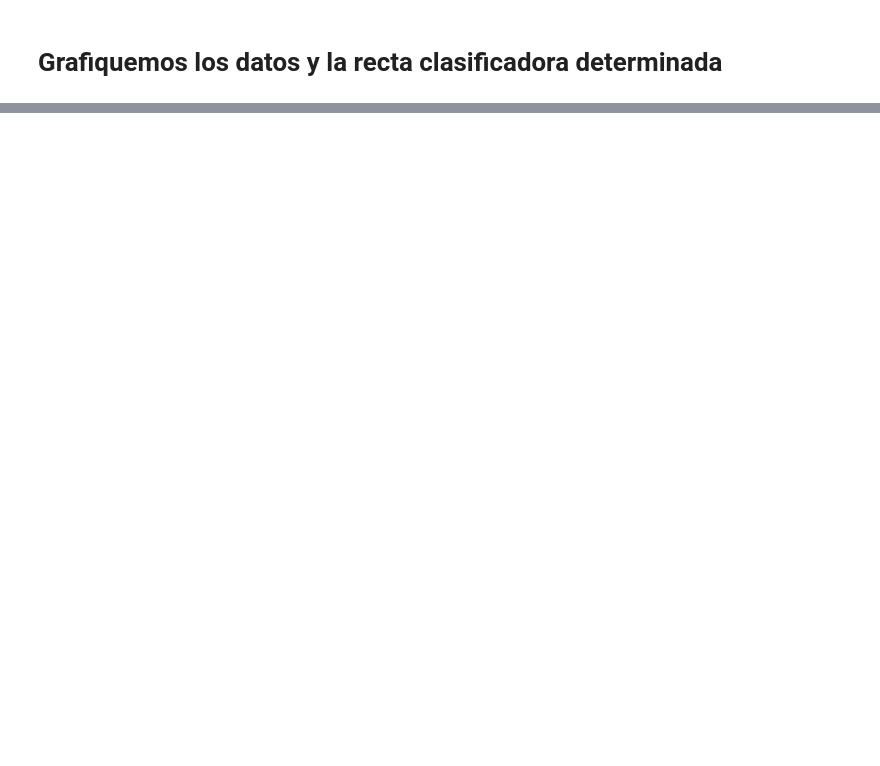
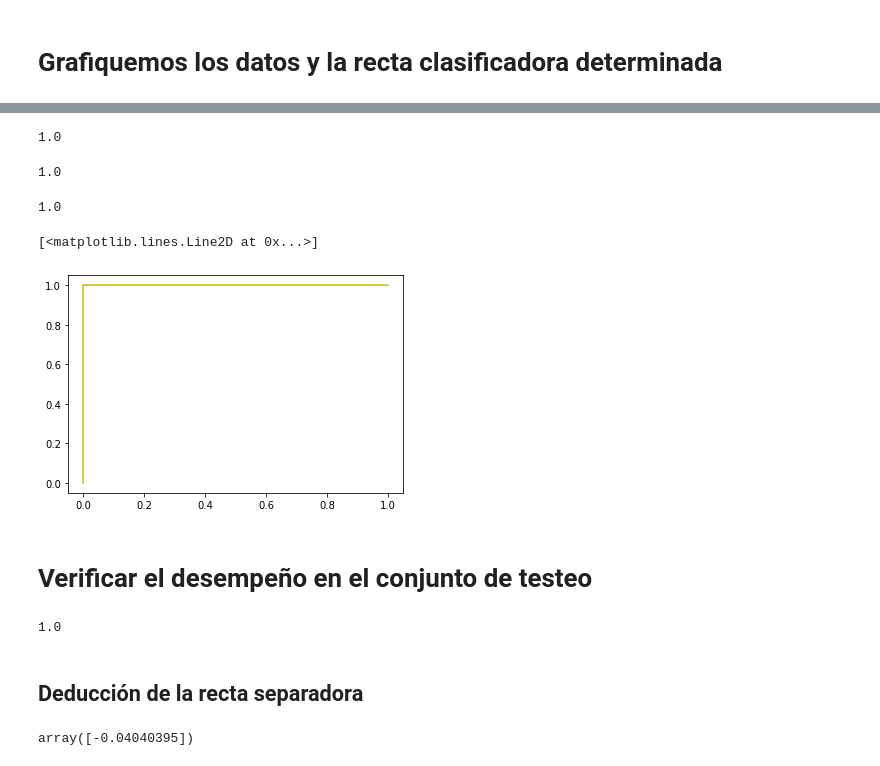
Before and after one commit to marco-canas/encuentra_tu_persona_vitamina, a Jupyter notebook: examples_bank/6_clasificacion/clasificacion_binaria_iris.ipynb, the cells around one changed output, grey strips where cells are left out. Drawn from its saved outputs; the diff is of its cells as text; code cells hidden in the pictures; blank space fills up the shorter version.

```diff
--- a/examples_bank/6_clasificacion/clasificacion_binaria_iris.ipynb
+++ b/examples_bank/6_clasificacion/clasificacion_binaria_iris.ipynb
@@ -305,0 +501,4 @@ plt.savefig('mejor_predictores.jpg')
+# %%
+sgd_clf = SGDClassifier(max_iter = 1000, tol = 1e-3, random_state = 42)
+lr_clf = LogisticRegression(max_iter = 200)
+knn_clf = KNeighborsClassifier(n_neighbors = 3)
@@ -305,0 +516,4 @@ plt.savefig('mejor_predictores.jpg')
+# %%
+y_pred_train_sgd = cross_val_predict(sgd_clf, X_train, y_train, cv = 5)
+y_pred_train_lr = cross_val_predict(lr_clf, X_train, y_train, cv = 5)
+y_pred_train_knn = cross_val_predict(knn_clf, X_train, y_train, cv = 5)
@@ -305,0 +535,15 @@ plt.savefig('mejor_predictores.jpg')
+# %%
+puntaje_f1_sgd = f1_score(y_train, y_pred_train_sgd)
+puntaje_f1_sgd
+# %% [output]
+1.0
+# %%
+puntaje_f1_lr = f1_score(y_train, y_pred_train_lr)
+puntaje_f1_lr
+# %% [output]
+1.0
+# %%
+puntaje_f1_knn = f1_score(y_train,y_pred_train_knn)
+puntaje_f1_knn
+# %% [output]
+1.0
@@ -305,0 +552,15 @@ plt.savefig('mejor_predictores.jpg')
+# %%
+X_sgd,Y_sgd,Z_sgd = roc_curve(y_train, y_pred_train_sgd)
+X_lr,Y_lr,Z_lr = roc_curve(y_train, y_pred_train_lr)
+X_knn,Y_knn,Z_knn = roc_curve(y_train, y_pred_train_knn)
+# %%
+import matplotlib.pyplot as plt
+
+plt.plot(X_sgd, Y_sgd, color = 'red')
+plt.plot(X_lr, Y_lr, color = 'g')
+plt.plot(X_knn, Y_knn, color = 'y')
+# %% [output]
+[<matplotlib.lines.Line2D at 0x...>]
+[figure, added]
+# %% [markdown]
+# Verificar el desempeño en el conjunto de testeo
@@ -305,0 +569,10 @@ plt.savefig('mejor_predictores.jpg')
+# %%
+f1_score(y_test, y_pred_test)
+# %% [output]
+1.0
+# %% [markdown]
+## Deducción de la recta separadora
+# %%
+sgd_clf.intercept_
+# %% [output]
+array([-0.04040395])
```
Also changed, not shown: parts of 88 cells of this notebook, 28 other files.
